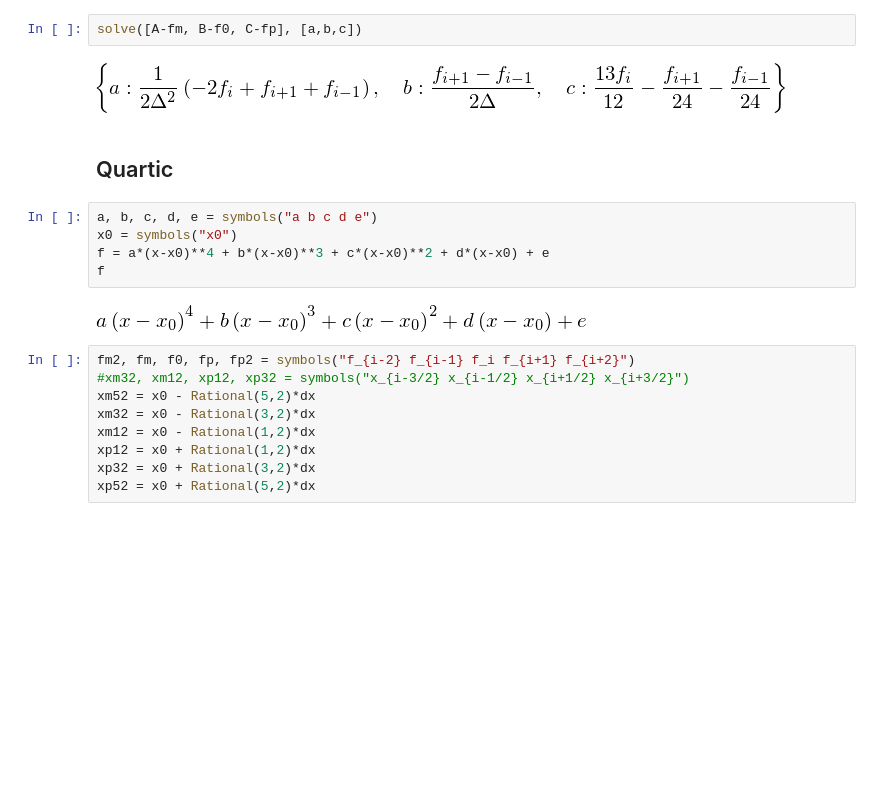
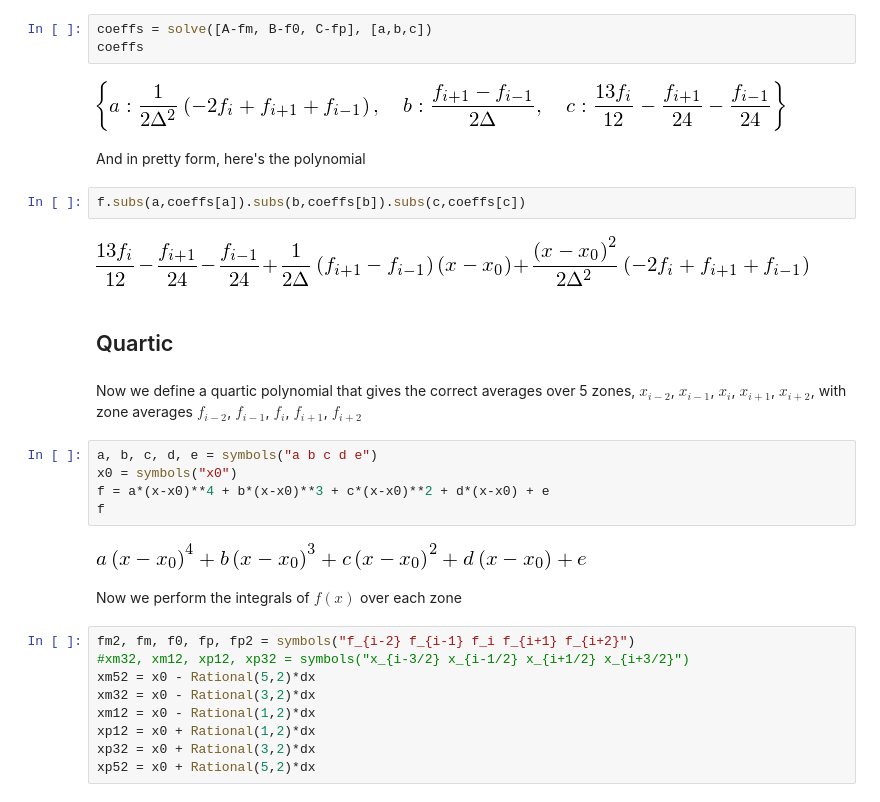
Before and after one commit to python-hydro/hydro_examples, a Jupyter notebook: finite-volume/conservative-interpolation.ipynb, the cells around one changed output. Cells and saved outputs as stored; diff of their text form; blank space fills up the shorter version.

```diff
--- a/finite-volume/conservative-interpolation.ipynb
+++ b/finite-volume/conservative-interpolation.ipynb
@@ -44,9 +65,19 @@ A
 # %%
-solve([A-fm, B-f0, C-fp], [a,b,c])
+coeffs = solve([A-fm, B-f0, C-fp], [a,b,c])
+coeffs
 # %% [output]
 [figure]
+# %% [markdown]
+And in pretty form, here's the polynomial
+# %%
+f.subs(a,coeffs[a]).subs(b,coeffs[b]).subs(c,coeffs[c])
+# %% [output]
+[figure, added]
 # %% [markdown]
 ## Quartic
+# %% [markdown]
+Now we define a quartic polynomial that gives the correct averages over 5 zones, $x_{i-2}$, $x_{i-1}$, $x_i$, $x_{i+1}$, $x_{i+2}$,
+with zone averages $f_{i-2}$, $f_{i-1}$, $f_i$, $f_{i+1}$, $f_{i+2}$
 # %%
 a, b, c, d, e = symbols("a b c d e")
 x0 = symbols("x0")
@@ -54,6 +85,8 @@ f = a*(x-x0)**4 + b*(x-x0)**3 + c*(x-x0)**2 + d*(x-x0) + e
 f
 # %% [output]
 [figure]
+# %% [markdown]
+Now we perform the integrals of $f(x)$ over each zone
 # %%
 fm2, fm, f0, fp, fp2 = symbols("f_{i-2} f_{i-1} f_i f_{i+1} f_{i+2}")
 #xm32, xm12, xp12, xp32 = symbols("x_{i-3/2} x_{i-1/2} x_{i+1/2} x_{i+3/2}")
```
Also changed, not shown: parts of 13 cells of this notebook.
